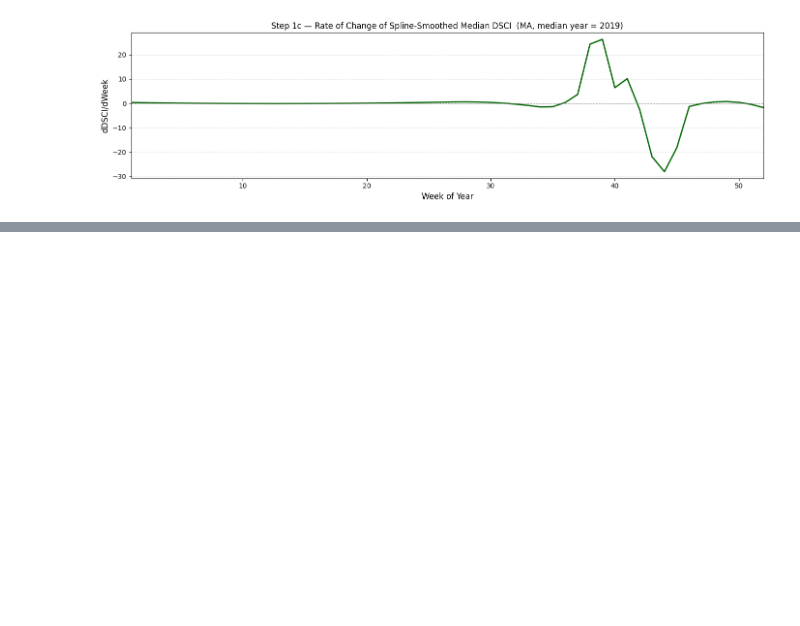
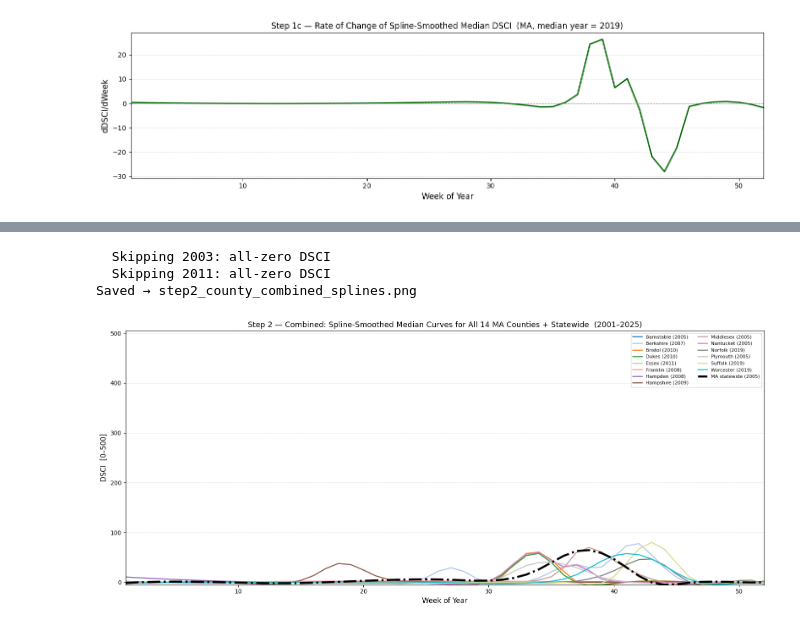
Before and after one commit to sathyaNEU/dsci-central-curve-analysis, a Jupyter notebook: dsci_central_depth.ipynb, the cells around one changed output, grey strips where cells are left out. Drawn from its saved outputs; the diff is of its cells as text; code cells hidden in the pictures; blank space fills up the shorter version.

```diff
--- a/dsci_central_depth.ipynb
+++ b/dsci_central_depth.ipynb
@@ -361,0 +492,42 @@ Saved → step1c_dsci_MA_derivative.png
+# %%
+# ── Figure 2: Combined overlay — all 14 county splines + MA statewide ───────
+cmap_combined = matplotlib.colormaps["tab20"]
+colors_list   = [cmap_combined(i / len(county_data)) for i in range(len(county_data))]
+
+fig, ax = plt.subplots(figsize=(16, 7))
+
+for (county, cd), color in zip(county_data.items(), colors_list):
+    short = county.replace(" County", "")
+    ax.plot(weeks, cd["spline"], lw=1.8, color=color,
+            label=f"{short} ({cd['med_year']})")
+
+# MA statewide spline (recomputed from Step 1c data)
+ma_mat, ma_yrs  = build_matrix(df, START_YEAR, END_YEAR)
+ma_depths       = modified_band_depth(apply_moving_average(ma_mat, 3))
+ma_med_idx      = int(np.argmax(ma_depths))
+ma_med_curve    = apply_moving_average(ma_mat, 3)[ma_med_idx]
+ma_spl          = UnivariateSpline(weeks, ma_med_curve, s=len(weeks) * 15)
+
+ax.plot(weeks, ma_spl(weeks), color="black", lw=3.5, ls="-.", zorder=10,
+        label=f"MA statewide ({ma_yrs[ma_med_idx]})")
+
+ax.set_xlim(1, 52)
+ax.set_ylim(-5, 505)
+ax.set_xlabel("Week of Year", fontsize=12)
+ax.set_ylabel("DSCI  [0–500]", fontsize=12)
+ax.set_title(
+    f"Step 2 — Combined: Spline-Smoothed Median Curves for All 14 MA Counties + Statewide  "
+    f"({START_YEAR}–{END_YEAR})",
+    fontsize=13,
+)
+ax.legend(fontsize=8, loc="upper right", ncol=2)
+ax.grid(axis="y", ls="--", alpha=0.4)
+plt.tight_layout()
+plt.savefig("step2_county_combined_splines.png", dpi=150)
+print("Saved → step2_county_combined_splines.png")
+plt.show()
+# %% [output]
+  Skipping 2003: all-zero DSCI
+  Skipping 2011: all-zero DSCI
+Saved → step2_county_combined_splines.png
+[figure, added]
```
Also changed, not shown: parts of 3 cells of this notebook, 1 other file.
